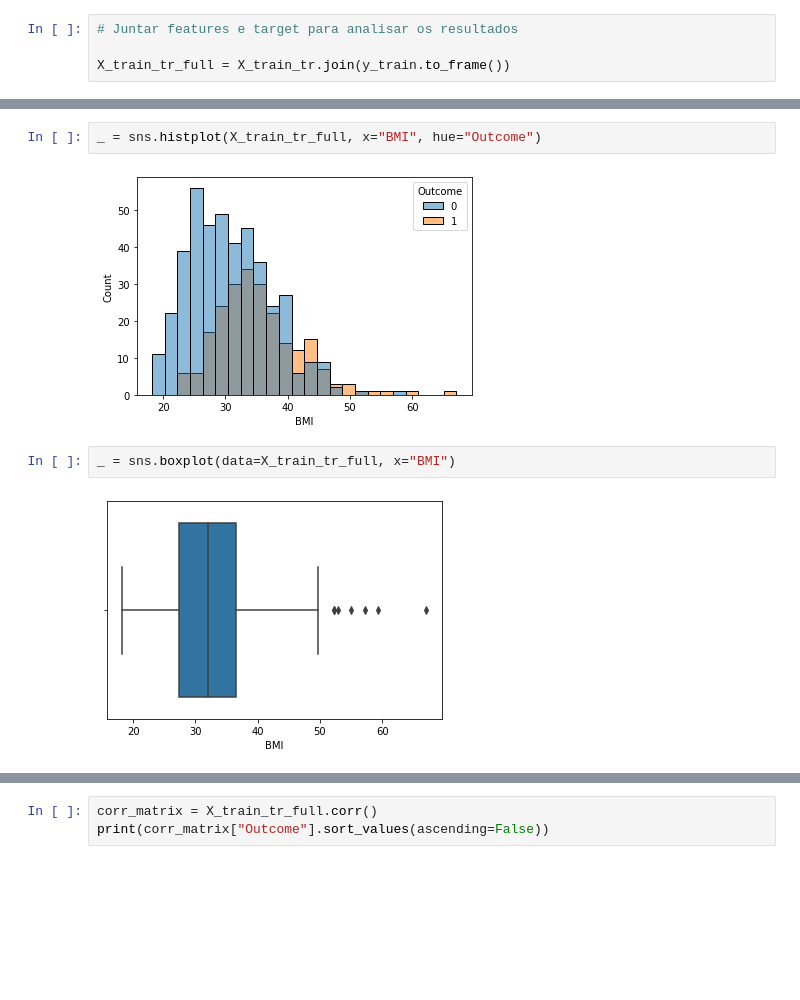
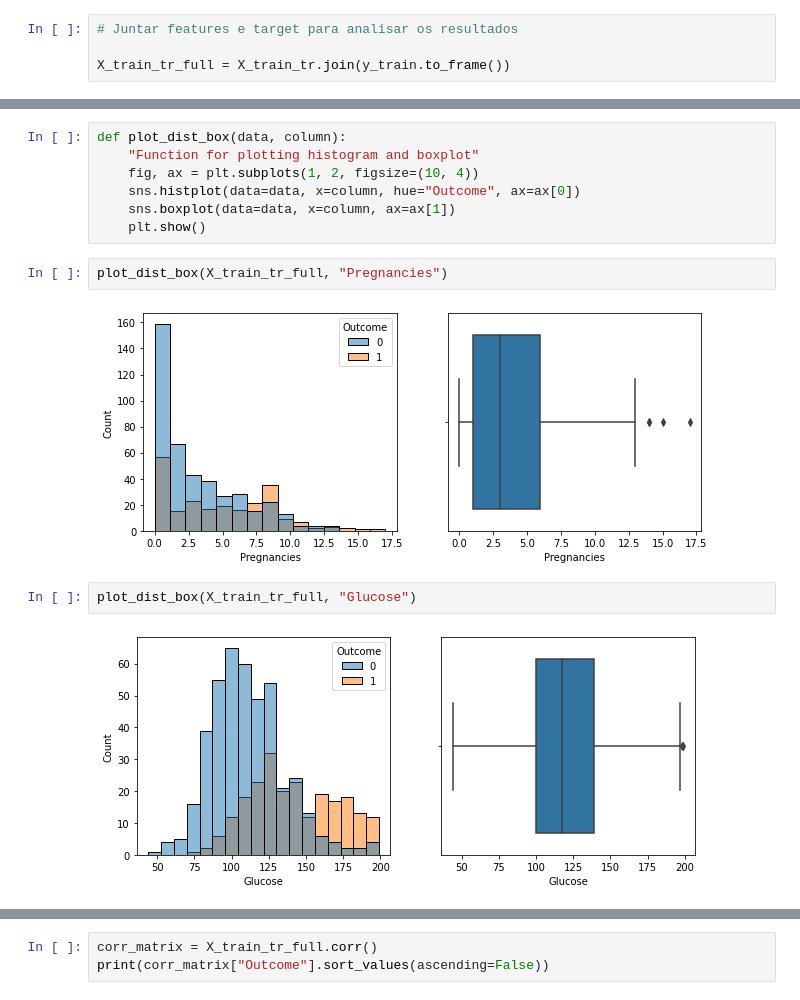
Before and after one commit to franklinzppa/diabetes-classification, a Jupyter notebook: diabetes-clf.ipynb, the cells around one changed output, grey strips where cells are left out. Cells and saved outputs as stored; diff of their text form; blank space fills up the shorter version.

```diff
--- a/diabetes-clf.ipynb
+++ b/diabetes-clf.ipynb
@@ -392,8 +329,15 @@ _ = sns.boxplot(data=X_train_tr_full, x="DiabetesPedigreeFunction")
-# %%
-_ = sns.histplot(X_train_tr_full, x="BMI", hue="Outcome")
-# %% [output]
-[figure, removed]
-# %%
-_ = sns.boxplot(data=X_train_tr_full, x="BMI")
-# %% [output]
-[figure, removed]
+# %%
+def plot_dist_box(data, column):
+    "Function for plotting histogram and boxplot"
+    fig, ax = plt.subplots(1, 2, figsize=(10, 4))
+    sns.histplot(data=data, x=column, hue="Outcome", ax=ax[0])
+    sns.boxplot(data=data, x=column, ax=ax[1])
+    plt.show()
+# %%
+plot_dist_box(X_train_tr_full, "Pregnancies")
+# %% [output]
+[figure, added]
+# %%
+plot_dist_box(X_train_tr_full, "Glucose")
+# %% [output]
+[figure, added]
```
Also changed, not shown: parts of 40 cells of this notebook.
